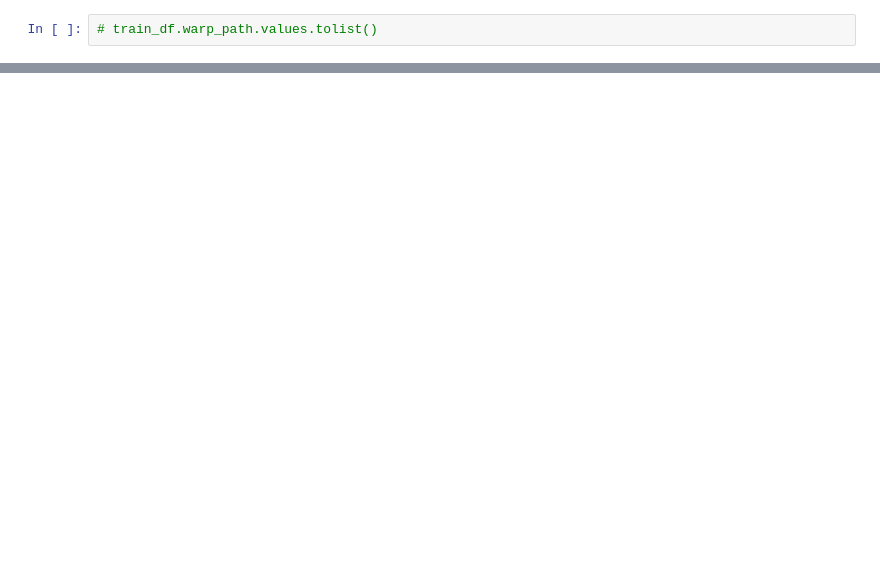
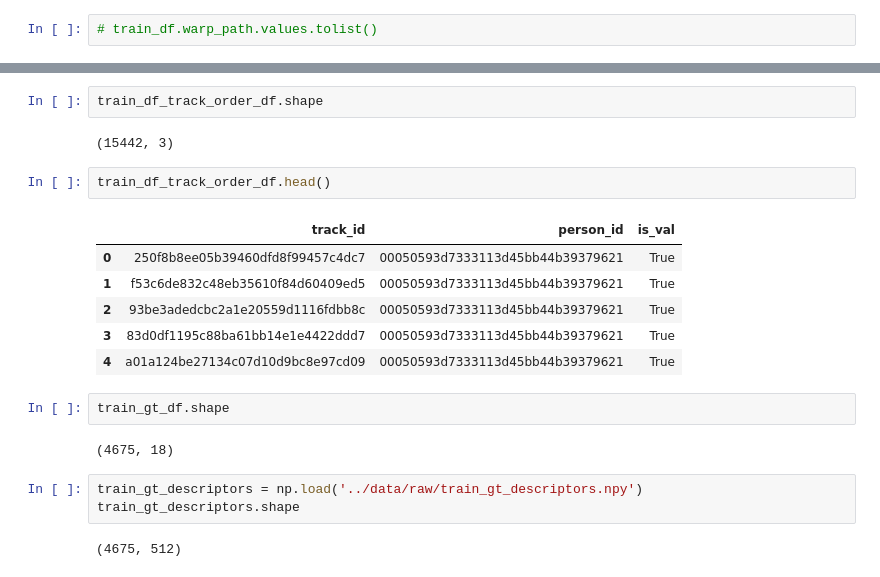
Before and after one commit to ildarlomov/dlcourseproject, a Jupyter notebook: notebooks/1.0-ildar-initial-data-exploration.ipynb, the cells around one changed output, grey strips where cells are left out. Saved outputs shown, nothing was run; the diff lists cells and outputs as text; blank space fills up the shorter version.

```diff
--- a/notebooks/1.0-ildar-initial-data-exploration.ipynb
+++ b/notebooks/1.0-ildar-initial-data-exploration.ipynb
@@ -363,0 +362,22 @@ train_df.head()
+# %%
+train_df_track_order_df.shape
+# %% [output]
+(15442, 3)
+# %%
+train_df_track_order_df.head()
+# %% [output]
+|  | track_id | person_id | is_val |
+| 0 | 250f8b8ee05b39460dfd8f99457c4dc7 | 00050593d7333113d45bb44b39379621 | True |
+| 1 | f53c6de832c48eb35610f84d60409ed5 | 00050593d7333113d45bb44b39379621 | True |
+| 2 | 93be3adedcbc2a1e20559d1116fdbb8c | 00050593d7333113d45bb44b39379621 | True |
+| 3 | 83d0df1195c88ba61bb14e1e4422ddd7 | 00050593d7333113d45bb44b39379621 | True |
+| 4 | a01a124be27134c07d10d9bc8e97cd09 | 00050593d7333113d45bb44b39379621 | True |
+# %%
+train_gt_df.shape
+# %% [output]
+(4675, 18)
+# %%
+train_gt_descriptors = np.load('../data/raw/train_gt_descriptors.npy')
+train_gt_descriptors.shape
+# %% [output]
+(4675, 512)
```
Also changed, not shown: parts of 12 cells of this notebook, 6 other files.
